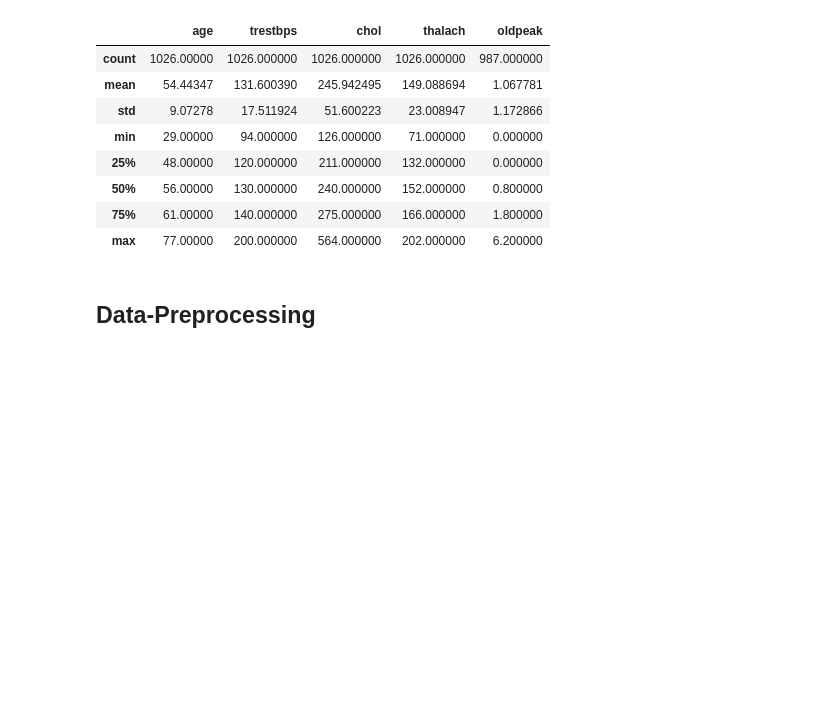
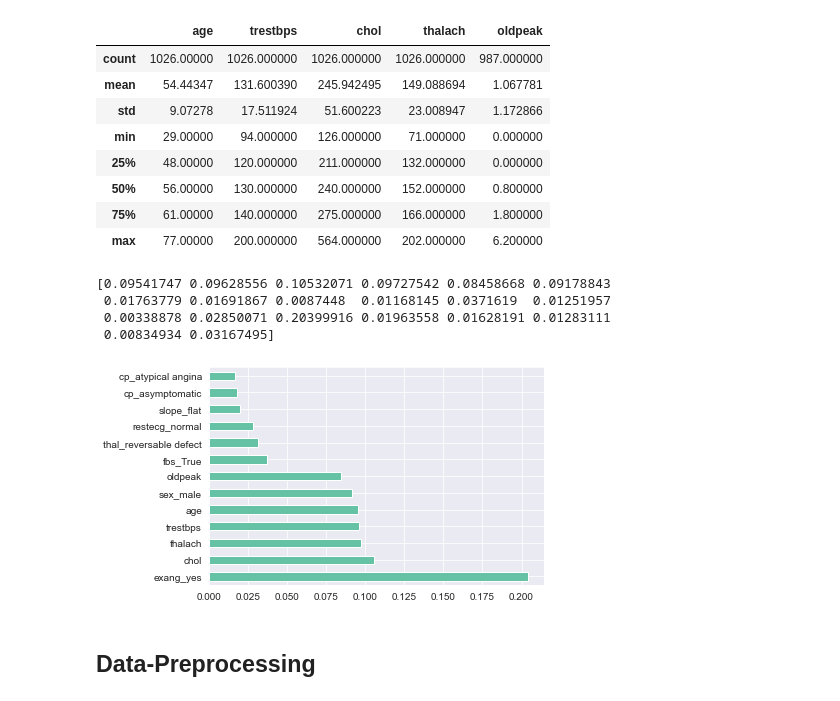
Before and after one commit to samridhisehgal97/HEART-DISEASE-PREDICTIONS-AND-ANALYSIS, a Jupyter notebook: Project-Copy1.ipynb, the cells around one changed output. Saved outputs shown, nothing was run; the diff lists cells and outputs as text; code cells hidden in the pictures; blank space fills up the shorter version.

```diff
--- a/Project-Copy1.ipynb
+++ b/Project-Copy1.ipynb
@@ -87,6 +108,21 @@ data.describe()
 | 50% | 56.00000 | 130.000000 | 240.000000 | 152.000000 | 0.800000 |
 | 75% | 61.00000 | 140.000000 | 275.000000 | 166.000000 | 1.800000 |
 | max | 77.00000 | 200.000000 | 564.000000 | 202.000000 | 6.200000 |
+# %%
+from sklearn.ensemble import ExtraTreesClassifier
+model = ExtraTreesClassifier()
+model.fit(X,y)
+print(model.feature_importances_) #use inbuilt class feature_importances of tree based classifiers
+#plot graph of feature importances for better visualization
+feat_importances = pd.Series(model.feature_importances_, index=X.columns)
+feat_importances.nlargest(13).plot(kind='barh')
+plt.show()
+# %% [output]
+[0.09541747 0.09628556 0.10532071 0.09727542 0.08458668 0.09178843
+ 0.01763779 0.01691867 0.0087448  0.01168145 0.0371619  0.01251957
+ 0.00338878 0.02850071 0.20399916 0.01963558 0.01628191 0.01283111
+ 0.00834934 0.03167495]
+[figure, added]
 # %% [markdown]
 ## Data-Preprocessing
 # %%
```
Also changed, not shown: parts of 23 cells of this notebook.
